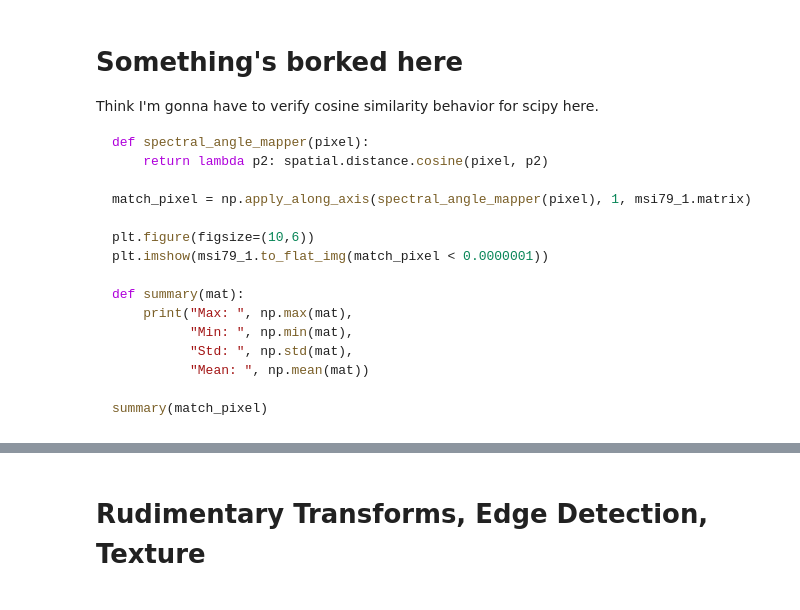
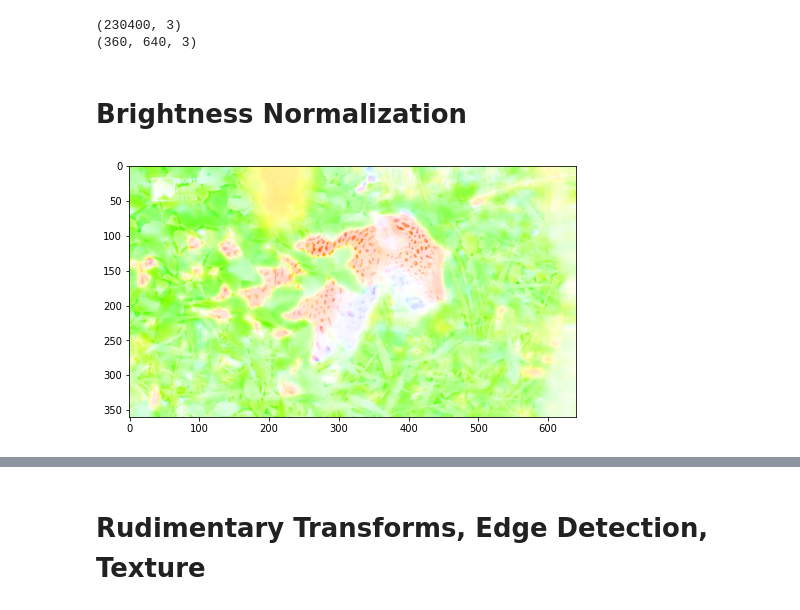
Before and after one commit to Adrianc1234/UPY_jaguares, a Jupyter notebook: Notebooks/EDAs/EDA - Jaguar de dia.ipynb, the cells around one changed output, grey strips where cells are left out. Drawn from its saved outputs; the diff is of its cells as text; code cells hidden in the pictures.

````diff
--- a/Notebooks/EDAs/EDA - Jaguar de dia.ipynb
+++ b/Notebooks/EDAs/EDA - Jaguar de dia.ipynb
@@ -200,6 +151,0 @@ def bnormalize(mat):
-# %%
-bnorm = bnormalize(msi79_1.matrix)
-bnorm_img = msi79_1.to_matched_img(bnorm)
-plt.figure(figsize=(8,10))
-plt.imshow(bnorm_img)
-plt.show()
@@ -306,22 +152,26 @@ np.shape(pixel)
-# %% [markdown]
-# Something's borked here
-
-Think I'm gonna have to verify cosine similarity behavior for scipy here.
-
-```python
-def spectral_angle_mapper(pixel):
-    return lambda p2: spatial.distance.cosine(pixel, p2)
-
-match_pixel = np.apply_along_axis(spectral_angle_mapper(pixel), 1, msi79_1.matrix)
-
-plt.figure(figsize=(10,6))
-plt.imshow(msi79_1.to_flat_img(match_pixel < 0.0000001))
-
-def summary(mat):
-    print("Max: ", np.max(mat),
-          "Min: ", np.min(mat),
-          "Std: ", np.std(mat),
-          "Mean: ", np.mean(mat))
-
-summary(match_pixel)
-```
+# %%
+msi_img = MSImage(image)
+print(np.shape(msi_img.matrix))
+print(np.shape(msi_img.img))
+# %% [output]
+(230400, 3)
+(360, 640, 3)
+# %% [markdown]
+
+# Brightness Normalization
+# %%
+def bnormalize(mat):
+    """much faster brightness normalization, since it's all vectorized"""
+    bnorm = np.zeros_like(mat, dtype=np.float32)
+    maxes = np.max(mat, axis=1)
+    bnorm = mat / np.vstack((maxes, maxes, maxes)).T
+    return bnorm
+
+
+bnorm = bnormalize(msi_img.matrix)
+bnorm_img = msi_img.to_matched_img(bnorm)
+plt.figure(figsize=(8,10))
+plt.imshow(bnorm_img)
+plt.show()
+# %% [output]
+[figure, added]
````
Also changed, not shown: parts of 136 cells of this notebook.
